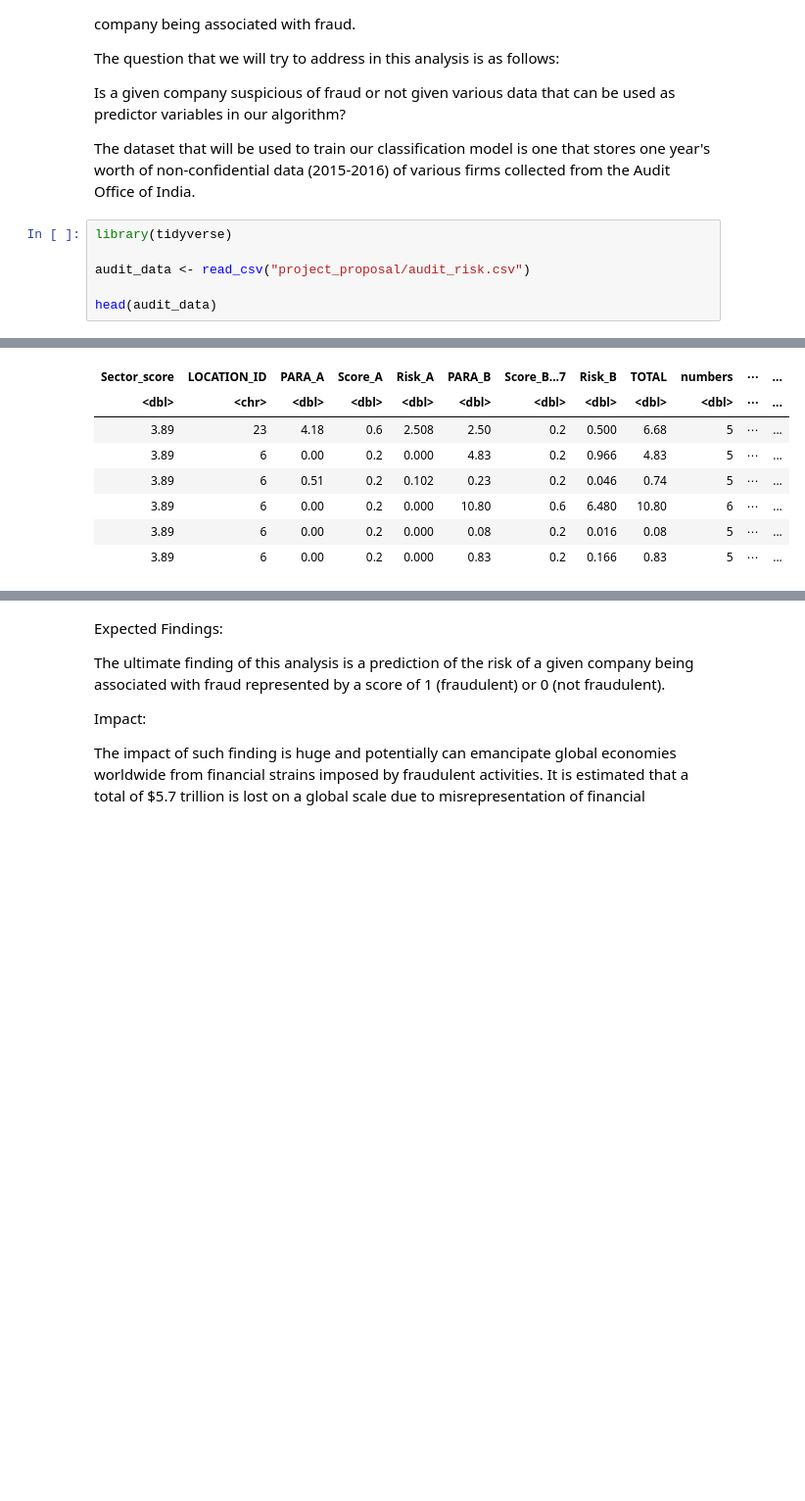
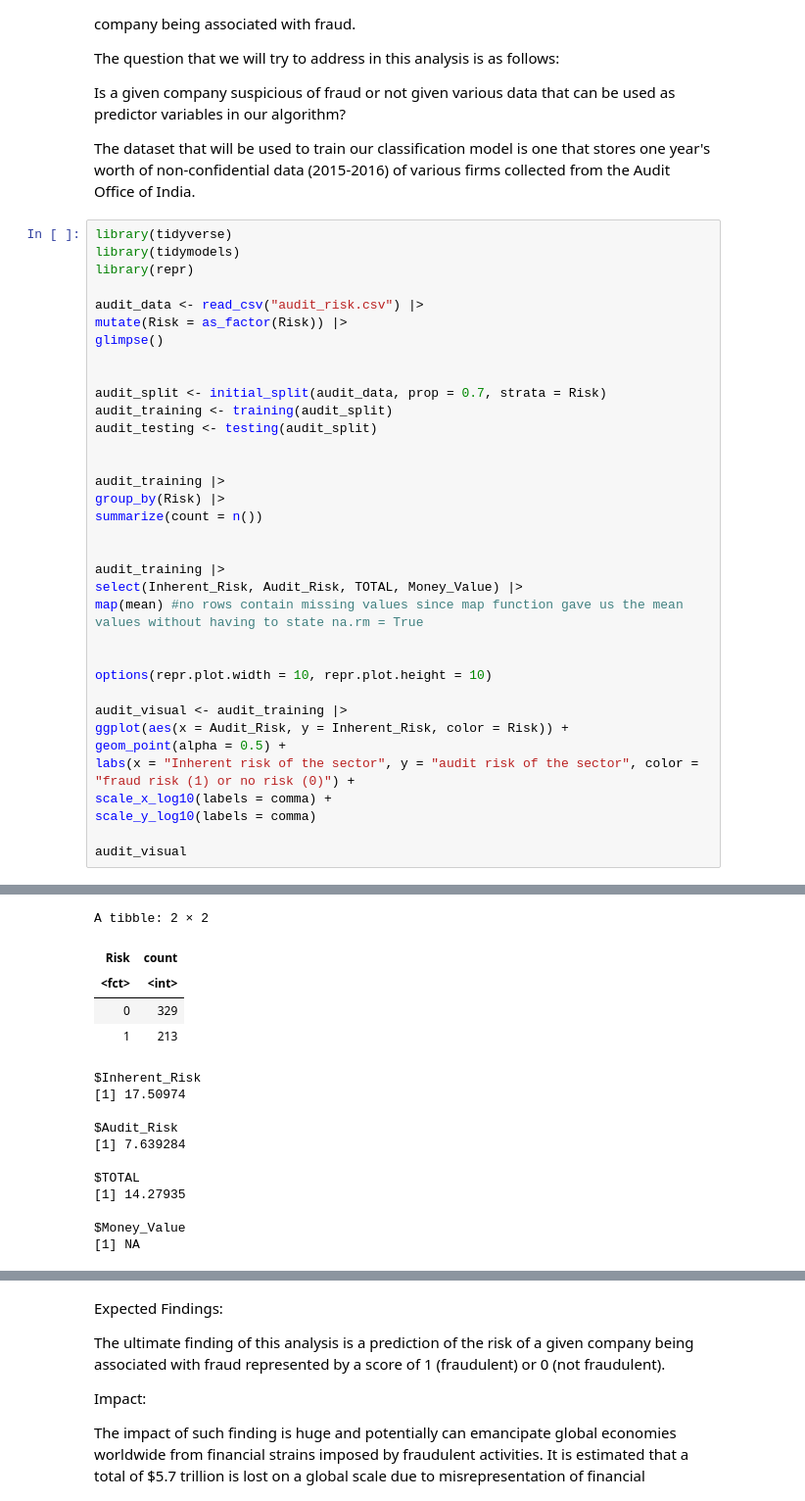
Before and after one commit to kevin-shiao/data-science-project, a Jupyter notebook: project_proposal/proposal.ipynb, the cells around one changed output, grey strips where cells are left out. Shown: that part at 98% size. Saved outputs shown, nothing was run; the diff lists cells and outputs as text; blank space fills up the shorter version.

Commit message:
completed preliminary exploratory data analysis section

```diff
--- a/project_proposal/proposal.ipynb
+++ b/project_proposal/proposal.ipynb
@@ -16,10 +16,39 @@ Is a given company suspicious of fraud or not given various data that can be use
 The dataset that will be used to train our classification model is one that stores one year's worth of non-confidential data (2015-2016) of various firms collected from the Audit Office of India.
 # %%
 library(tidyverse)
+library(tidymodels)
+library(repr)
 
-audit_data <- read_csv("project_proposal/audit_risk.csv")
+audit_data <- read_csv("audit_risk.csv") |>
+mutate(Risk = as_factor(Risk)) |>
+glimpse()
 
-head(audit_data)
+
+audit_split <- initial_split(audit_data, prop = 0.7, strata = Risk)
+audit_training <- training(audit_split)
+audit_testing <- testing(audit_split)
+
+
+audit_training |>
+group_by(Risk) |>
+summarize(count = n())
+
+
+audit_training |>
+select(Inherent_Risk, Audit_Risk, TOTAL, Money_Value) |>
+map(mean) #no rows contain missing values since map function gave us the mean values without having to state na.rm = True
+
+
+options(repr.plot.width = 10, repr.plot.height = 10)
+
+audit_visual <- audit_training |>
+ggplot(aes(x = Audit_Risk, y = Inherent_Risk, color = Risk)) +
+geom_point(alpha = 0.5) +
+labs(x = "Inherent risk of the sector", y = "audit risk of the sector", color = "fraud risk (1) or no risk (0)") +
+scale_x_log10(labels = comma) +
+scale_y_log10(labels = comma)
+
+audit_visual
 # %% [output]
 New names:
 • `Score_B` -> `Score_B...7`
@@ -36,8 +81,16 @@ A tibble: 6 × 27
+A tibble: 2 × 2
-| Sector_score | LOCATION_ID | PARA_A | Score_A | Risk_A | PARA_B | Score_B...7 | Risk_B | TOTAL | numbers | ⋯ | ... |
-| <dbl> | <chr> | <dbl> | <dbl> | <dbl> | <dbl> | <dbl> | <dbl> | <dbl> | <dbl> | ⋯ | ... |
-| 3.89 | 23 | 4.18 | 0.6 | 2.508 | 2.50 | 0.2 | 0.500 | 6.68 | 5 | ⋯ | ... |
-| 3.89 | 6 | 0.00 | 0.2 | 0.000 | 4.83 | 0.2 | 0.966 | 4.83 | 5 | ⋯ | ... |
-| 3.89 | 6 | 0.51 | 0.2 | 0.102 | 0.23 | 0.2 | 0.046 | 0.74 | 5 | ⋯ | ... |
-| 3.89 | 6 | 0.00 | 0.2 | 0.000 | 10.80 | 0.6 | 6.480 | 10.80 | 6 | ⋯ | ... |
-| 3.89 | 6 | 0.00 | 0.2 | 0.000 | 0.08 | 0.2 | 0.016 | 0.08 | 5 | ⋯ | ... |
-| 3.89 | 6 | 0.00 | 0.2 | 0.000 | 0.83 | 0.2 | 0.166 | 0.83 | 5 | ⋯ | ... |
+| Risk | count |
+| <fct> | <int> |
+| 0 | 329 |
+| 1 | 213 |
+$Inherent_Risk
+[1] 17.50974
+
+$Audit_Risk
+[1] 7.639284
+
+$TOTAL
+[1] 14.27935
+
+$Money_Value
+[1] NA
```
Also changed, not shown: parts of 1 cell of this notebook.
